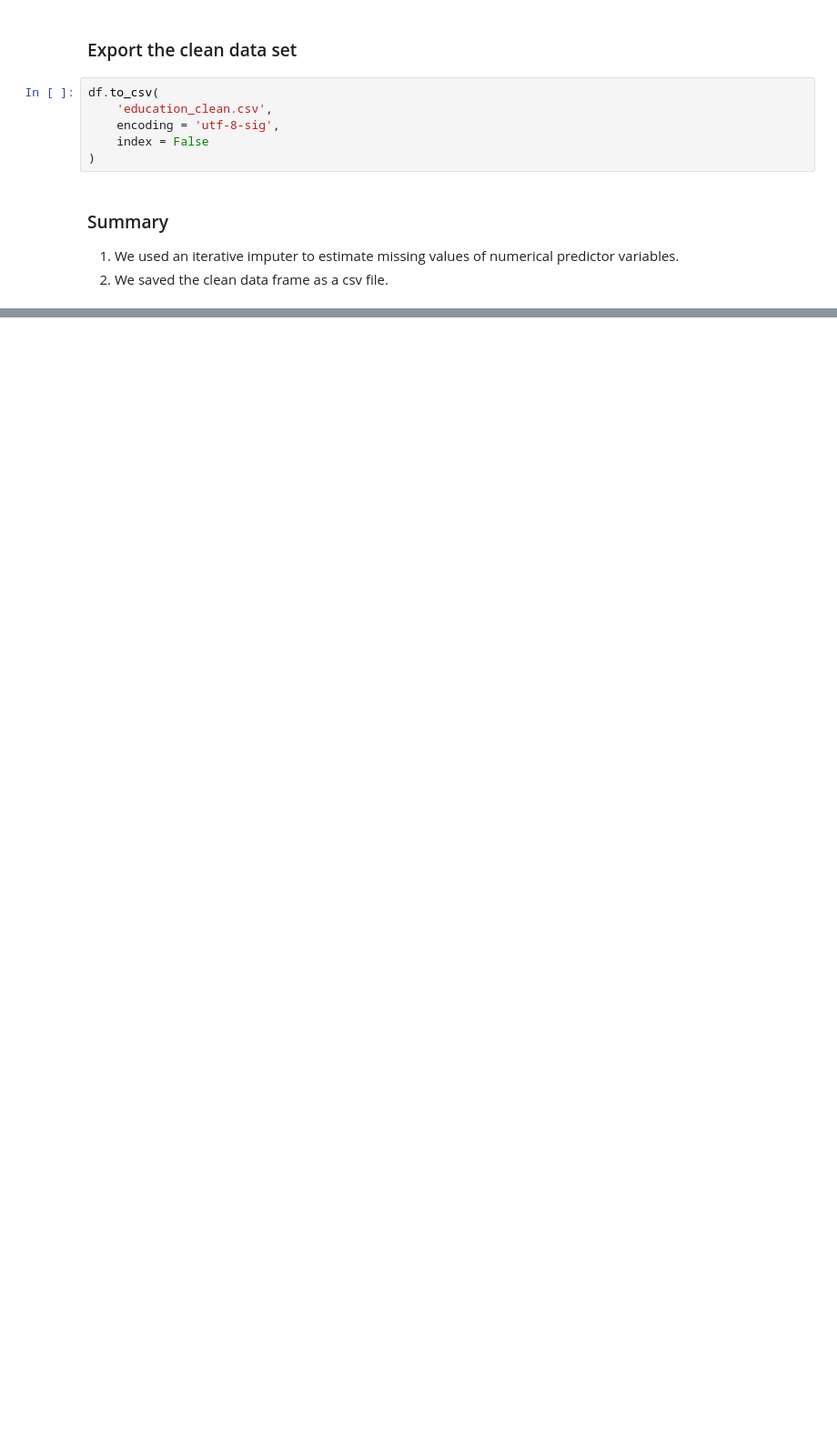
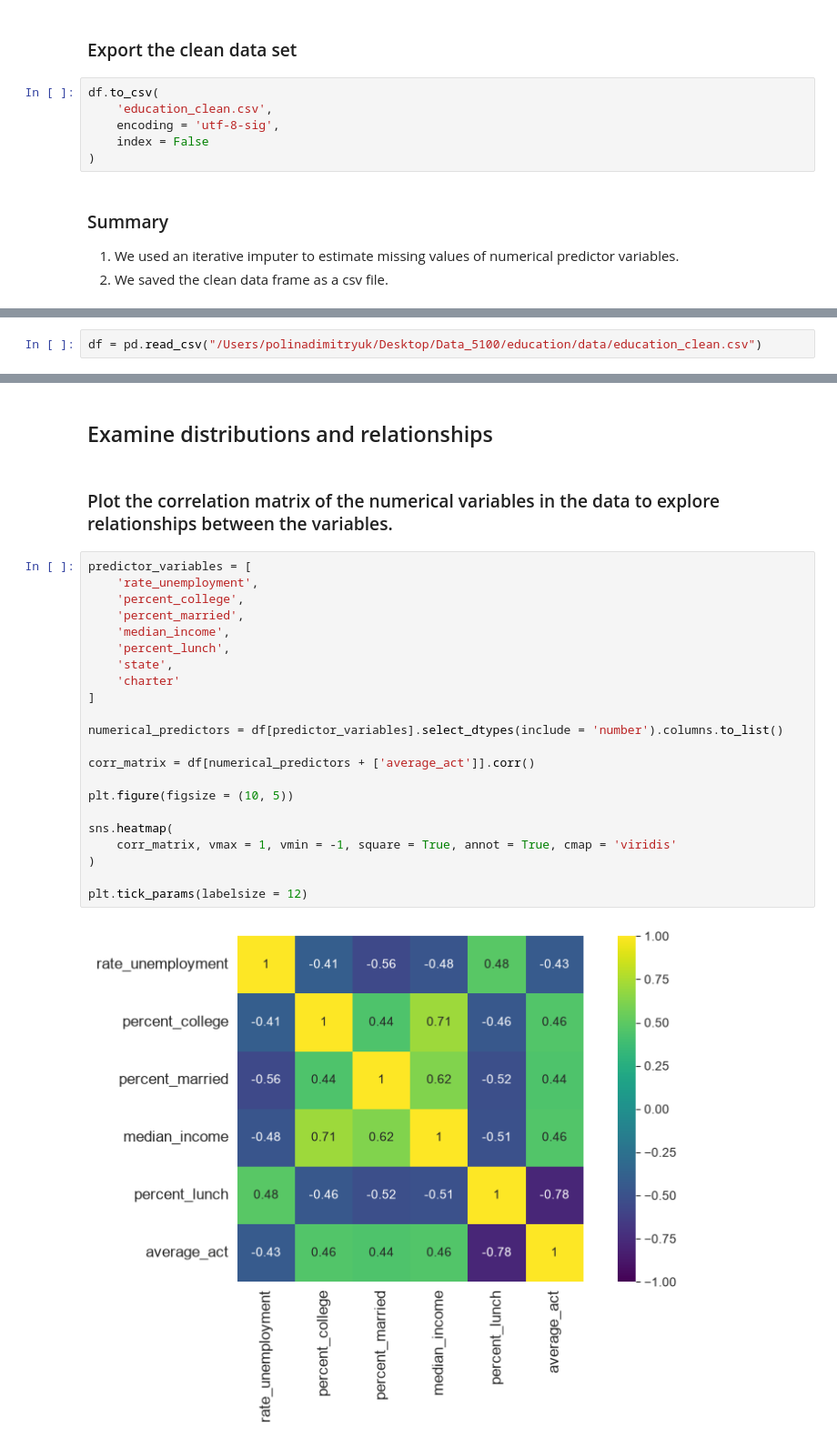
Before and after one commit to polinadimitryuk/education, a Jupyter notebook: code/Education.ipynb, the cells around one changed output, grey strips where cells are left out. Shown at 91% size. Cells and saved outputs as stored; diff of their text form; blank space fills up the shorter version.

```diff
--- a/code/Education.ipynb
+++ b/code/Education.ipynb
@@ -591,0 +618,2 @@ df.to_csv(
+# %%
+df = pd.read_csv("/Users/polinadimitryuk/Desktop/Data_5100/education/data/education_clean.csv")
@@ -591,0 +631,28 @@ df.to_csv(
+# %% [markdown]
+## Examine distributions and relationships
+# %% [markdown]
+### Plot the correlation matrix of the numerical variables in the data to explore relationships between the variables.
+# %%
+predictor_variables = [
+    'rate_unemployment',
+    'percent_college',
+    'percent_married',
+    'median_income',
+    'percent_lunch',
+    'state',
+    'charter'
+]
+
+numerical_predictors = df[predictor_variables].select_dtypes(include = 'number').columns.to_list()
+
+corr_matrix = df[numerical_predictors + ['average_act']].corr()
+
+plt.figure(figsize = (10, 5))
+
+sns.heatmap(
+    corr_matrix, vmax = 1, vmin = -1, square = True, annot = True, cmap = 'viridis'
+)
+
+plt.tick_params(labelsize = 12)
+# %% [output]
+[figure, added]
```
Also changed, not shown: parts of 13 cells of this notebook.
